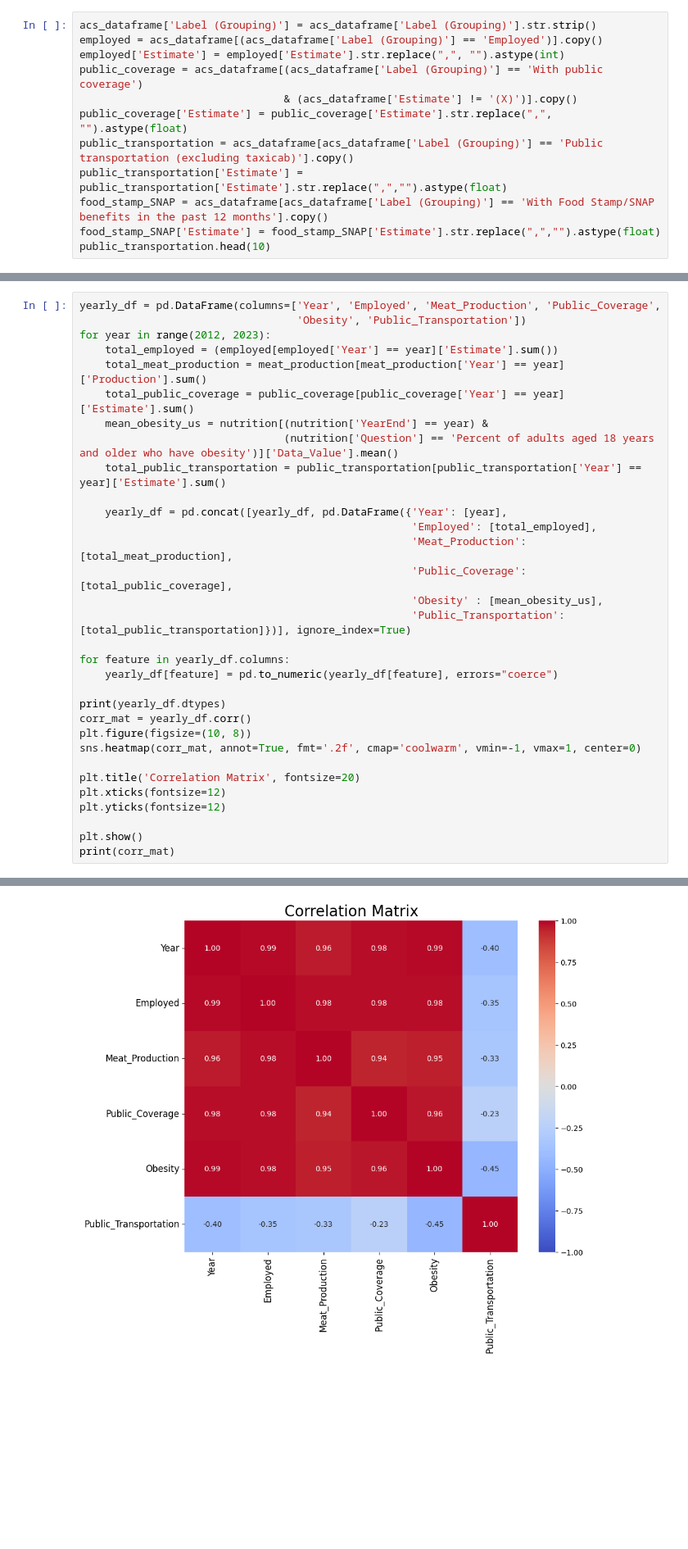
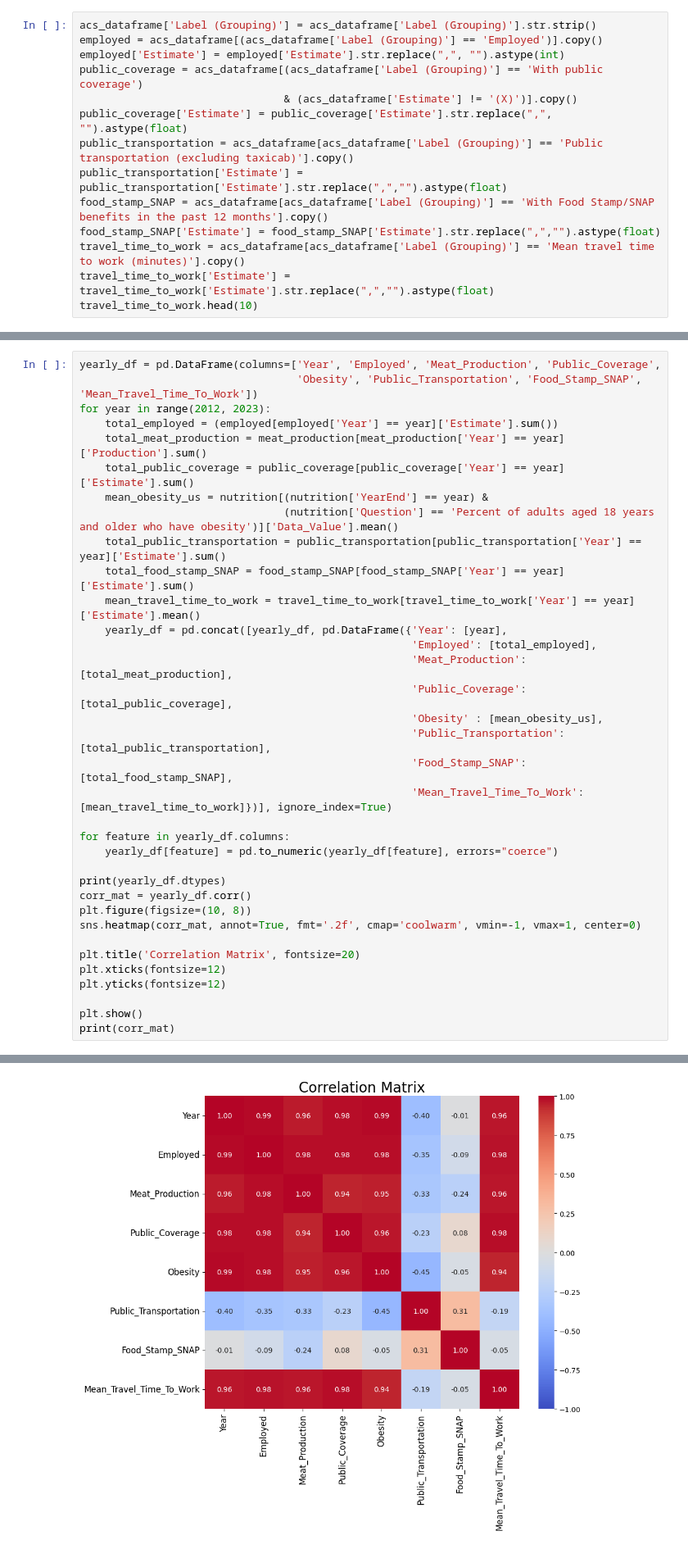
Before and after one commit to TonyZhang2004/Citadel-Summer-Datathon, a Jupyter notebook: regression_analysis.ipynb, the cells around one changed output, grey strips where cells are left out. Shown at 82% size. Drawn from its saved outputs; the diff is of its cells as text; blank space fills up the shorter version.

```diff
--- a/regression_analysis.ipynb
+++ b/regression_analysis.ipynb
@@ -43,6 +43,8 @@ public_transportation = acs_dataframe[acs_dataframe['Label (Grouping)'] == 'Publ
 public_transportation['Estimate'] = public_transportation['Estimate'].str.replace(",","").astype(float)
 food_stamp_SNAP = acs_dataframe[acs_dataframe['Label (Grouping)'] == 'With Food Stamp/SNAP benefits in the past 12 months'].copy()
 food_stamp_SNAP['Estimate'] = food_stamp_SNAP['Estimate'].str.replace(",","").astype(float)
-public_transportation.head(10)
+travel_time_to_work = acs_dataframe[acs_dataframe['Label (Grouping)'] == 'Mean travel time to work (minutes)'].copy()
+travel_time_to_work['Estimate'] = travel_time_to_work['Estimate'].str.replace(",","").astype(float)
+travel_time_to_work.head(10)
 # %% [output]
 |  | Label (Grouping) | Category | State | Estimate | Margin of Error | Percent | Percent Margin of Error | ... |
@@ -59,6 +61,6 @@ public_transportation.head(10)
 # %%
 yearly_df = pd.DataFrame(columns=['Year', 'Employed', 'Meat_Production', 'Public_Coverage',
-                                  'Obesity', 'Public_Transportation'])
+                                  'Obesity', 'Public_Transportation', 'Food_Stamp_SNAP', 'Mean_Travel_Time_To_Work'])
 for year in range(2012, 2023):
     total_employed = (employed[employed['Year'] == year]['Estimate'].sum())
     total_meat_production = meat_production[meat_production['Year'] == year]['Production'].sum()
@@ -66,13 +68,16 @@ for year in range(2012, 2023):
     mean_obesity_us = nutrition[(nutrition['YearEnd'] == year) &
                                 (nutrition['Question'] == 'Percent of adults aged 18 years and older who have obesity')]['Data_Value'].mean()
     total_public_transportation = public_transportation[public_transportation['Year'] == year]['Estimate'].sum()
-
+    total_food_stamp_SNAP = food_stamp_SNAP[food_stamp_SNAP['Year'] == year]['Estimate'].sum()
+    mean_travel_time_to_work = travel_time_to_work[travel_time_to_work['Year'] == year]['Estimate'].mean()
     yearly_df = pd.concat([yearly_df, pd.DataFrame({'Year': [year],
                                                     'Employed': [total_employed],
                                                     'Meat_Production': [total_meat_production],
                                                     'Public_Coverage': [total_public_coverage],
                                                     'Obesity' : [mean_obesity_us],
-                                                    'Public_Transportation': [total_public_transportation]})], ignore_index=True)
+                                                    'Public_Transportation': [total_public_transportation],
+                                                    'Food_Stamp_SNAP': [total_food_stamp_SNAP],
+                                                    'Mean_Travel_Time_To_Work': [mean_travel_time_to_work]})], ignore_index=True)
 
 for feature in yearly_df.columns:
     yearly_df[feature] = pd.to_numeric(yearly_df[feature], errors="coerce")
@@ -98,2 +105,2 @@ Public_Transportation    float64
 dtype: object
-[figure, old version]
+[figure, new version]
```
Also changed, not shown: parts of 3 cells of this notebook, 1 other file.
